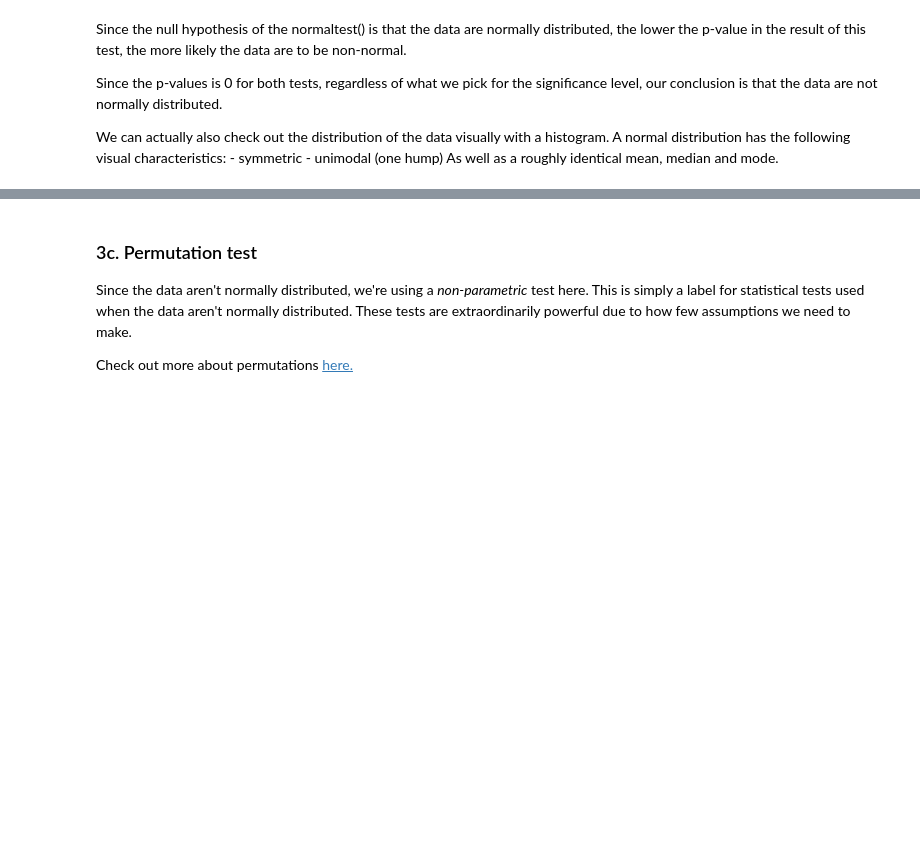
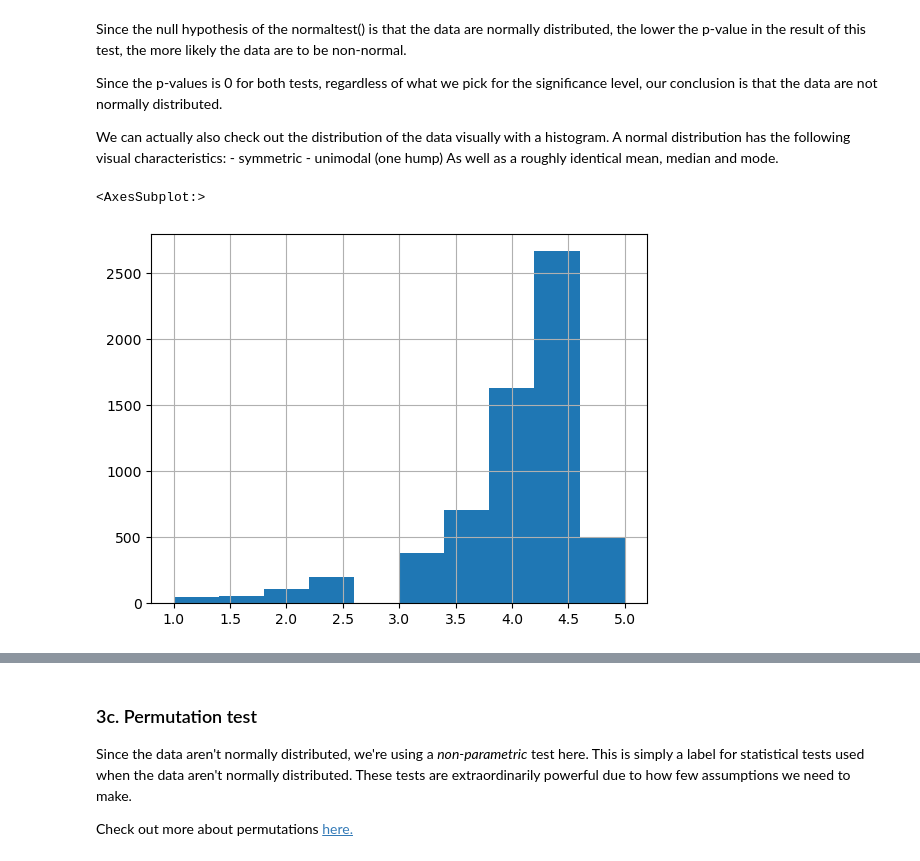
Before and after one commit to thaisangcr7/Case_Study_Integrating_Apps, a Jupyter notebook: Project Files/Springboard Apps project - Tier 3 - Complete.ipynb, the cells around one changed output, grey strips where cells are left out. Saved outputs shown, nothing was run; the diff lists cells and outputs as text; code cells hidden in the pictures; blank space fills up the shorter version.

```diff
--- a/Project Files/Springboard Apps project - Tier 3 - Complete.ipynb
+++ b/Project Files/Springboard Apps project - Tier 3 - Complete.ipynb
@@ -421,7 +439,8 @@ There are many different statistical tests, all with different assumptions. You'
 # %%
 # Create a subset of the column 'Rating' by the different platforms.
 # Call the subsets 'apple' and 'google'
-_ _ _
+apple = df[df['platform']=='apple']['Rating']
+google = df[df['platform']=='google']['Rating']
 # %%
 # Using the stats.normaltest() method, get an indication of whether the apple data are normally distributed
 # Save the result in a variable called apple_normal, and print it out
@@ -440,6 +465,9 @@ We can actually also check out the distribution of the data visually with a hist
 As well as a roughly identical mean, median and mode.
 # %%
 # Create a histogram of the apple reviews distribution
-_ _ _
+apple.hist()
+# %% [output]
+<AxesSubplot:>
+[figure, added]
 # %%
 # Create a histogram of the google data
```
Also changed, not shown: parts of 15 cells of this notebook.
